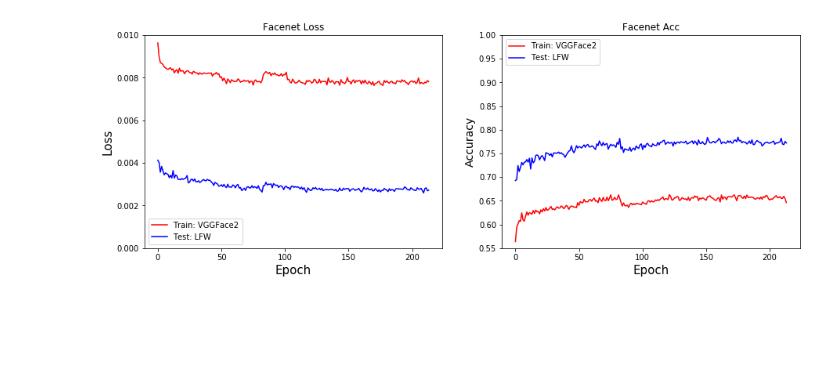
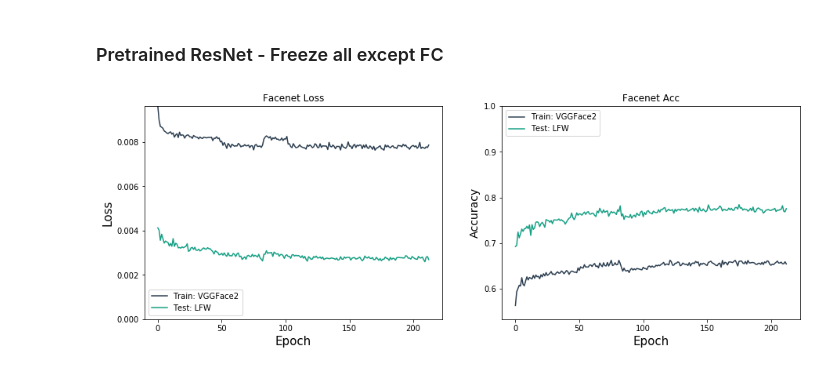
Before and after one commit to tbmoon/facenet, a Jupyter notebook: plotter.ipynb, the cells around one changed output. Saved outputs shown, nothing was run; the diff lists cells and outputs as text; code cells hidden in the pictures; blank space fills up the shorter version.

```diff
--- a/plotter.ipynb
+++ b/plotter.ipynb
@@ -5,7 +5,7 @@ import matplotlib.pyplot as plt
 import pathlib
 # %%
 def read_train_test_loss_acc(root_dir):
-    num_epochs = (len(list(pathlib.Path(root_dir).glob('*.txt')))//2)-1
+    num_epochs = len(list(pathlib.Path(root_dir).glob('valid_log_epoch*.txt')))
     train_loss, test_loss, train_acc, test_acc = [],[],[],[]
     for epoch in range(num_epochs):
         with open('{}/train_log_epoch{}.txt'.format(root_dir, epoch), 'r') as f:
@@ -22,26 +22,29 @@ def read_train_test_loss_acc(root_dir):
             test_acc.append(float(d[0][1]))
 
     return train_loss, test_loss, train_acc, test_acc
+
+train_loss, test_loss, train_acc, test_acc = read_train_test_loss_acc('log')
+# %% [markdown]
+### Pretrained ResNet - Freeze all except FC
 # %%
-train_loss, test_loss, train_acc, test_acc = read_train_test_loss_acc('log')
 f = plt.figure(figsize=(15,5))
 plt.subplot(1,2,1)
 plt.title('Facenet Loss')
-plt.plot(train_loss, color = 'red', label = 'Train: VGGFace2')
+plt.plot(train_loss[:213], color = '#2c3e50', label = 'Train: VGGFace2')
 plt.xlabel('Epoch', fontsize = 15)
 plt.ylabel('Loss', fontsize = 15)
-plt.ylim(0, 0.01)
-plt.plot(test_loss, color = 'blue', label = 'Test: LFW')
+plt.ylim(0, max(train_loss))
+plt.plot(test_loss[:213], color = '#16a085', label = 'Test: LFW')
 plt.legend(loc='lower left')
 
 plt.subplot(1,2,2)
 plt.title('Facenet Acc')
-plt.plot(train_acc, color = 'red', label = 'Train: VGGFace2')
+plt.plot(train_acc[:213], color = '#2c3e50', label = 'Train: VGGFace2')
 plt.xlabel('Epoch', fontsize = 15)
 plt.ylabel('Accuracy', fontsize = 14)
-plt.ylim(0.55, 1)
-plt.plot(test_acc, color = 'blue', label = 'Test: LFW')
+plt.ylim(min(train_acc), 1)
+plt.plot(test_acc[:213], color = '#16a085', label = 'Test: LFW')
 plt.legend(loc='upper left')
 plt.savefig('log/a-graph-loss-fc-only-accuracy.jpg', dpi=f.dpi)
 # %% [output]
-[figure, old version]
+[figure, new version]
```
Also changed, not shown: parts of 2 cells of this notebook, 2 other files.
